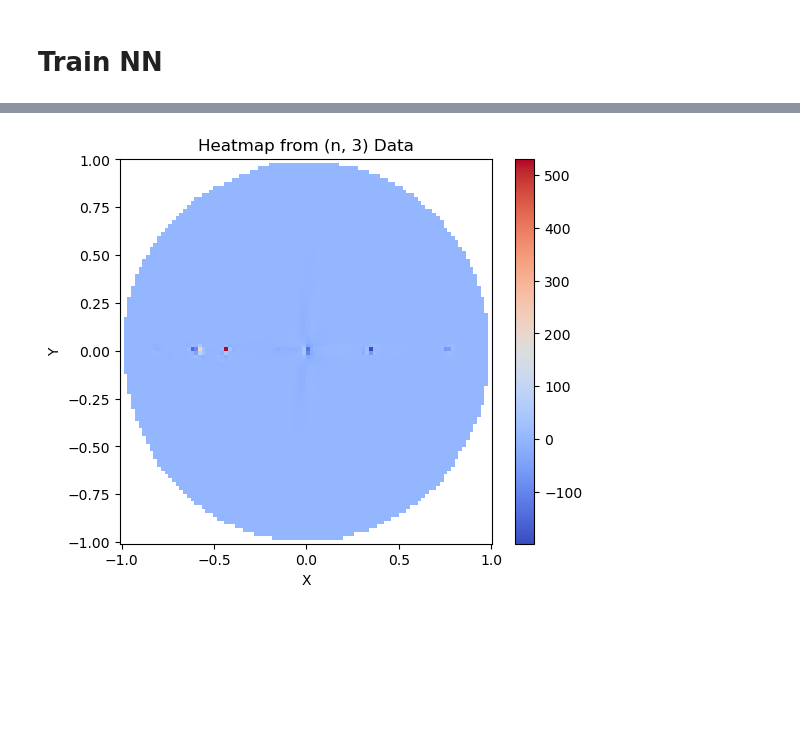
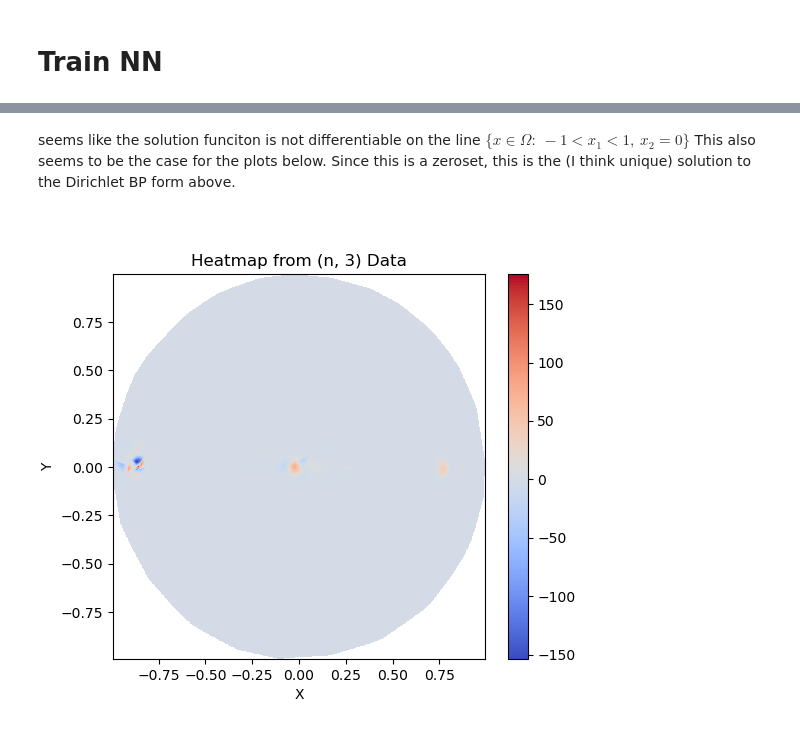
Before and after one commit to SeanDisaro/StarBoundaryNetworks, a Jupyter notebook: src/notebookTests/twoDimTest.ipynb, the cells around one changed output, grey strips where cells are left out. Cells and saved outputs as stored; diff of their text form; code cells hidden in the pictures; blank space fills up the shorter version.

```diff
--- a/src/notebookTests/twoDimTest.ipynb
+++ b/src/notebookTests/twoDimTest.ipynb
@@ -155,7 +120,6 @@ class ImposedBCPINNSphere2D(nn.Module):
 # %% [markdown]
 # Train NN
 # %%
-sphereForPoints  = Sphere(2,torch.tensor([0.0,0.0]), 1.)
-spherePoints = sphereForPoints.generateRandomPointsFullDomain(10000)
-
-plt.scatter(spherePoints[:,0],spherePoints[:,1])
+#generate Points for training
+sphereForPoints  = Sphere(2,torch.tensor([0.0,0.0]), torch.tensor(1.))
+spherePoints = sphereForPoints.generateCartesianRandomPointsFullDomain(100000)
@@ -164,0 +141,3 @@ plt.scatter(spherePoints[:,0],spherePoints[:,1])
+# %%
+#define model:
+solPDE = ImposedBCPINNSphere2D( 30, 15)
@@ -184,14 +173,3 @@ for i in tqdm(range(epochs)):
   print(loss.item())
   loss.backward(retain_graph=True)
   optimizer.step()
-# %%
-xy_grid = spherePoints
-xy_grid.requires_grad = True
-epochs = 100
-learningRate  = 1e-1
-#model:
-solPDE = ImposedBCPINNSphere2D( 16, 4)
-
-
-
-loss, points = pinnLossPoissonSin(solPDE, xy_grid )
@@ -248,31 +191,31 @@ tensor([[-0.6068],
+# %% [markdown]
+seems like the solution funciton is not differentiable on the line $\{ x \in \Omega: ~ -1 < x_1 < 1, ~ x_2=0  \} $
+This also seems to be the case for the plots below. Since this is a zeroset, this is the (I think unique) solution to the Dirichlet BP form above.
 # %%
-import numpy as np
-import matplotlib.pyplot as plt
-from scipy.interpolate import griddata
+# Plot losses on training data points as heatmap
 
-# Assuming your data array is called `data` and has shape (n, 3)
-# data[:, 0] = x coordinates
-# data[:, 1] = y coordinates
-# data[:, 2] = z values to visualize
-data = np.empty((xy_grid.shape[0],3))
-data[:,0] = xy_grid[:,0].detach().numpy()
-data[:,1] = xy_grid[:,1].detach().numpy()
-data[:,2] = lossOnGrid.view(-1).detach().numpy()
+sampleSizeForDrawing = 3000
+data = np.empty((sampleSizeForDrawing,3))
+data[:,0] = xy_grid[:sampleSizeForDrawing,0].detach().numpy()
+data[:,1] = xy_grid[:sampleSizeForDrawing,1].detach().numpy()
+data[:,2] = lossOnGrid[:sampleSizeForDrawing].view(-1).detach().numpy()
 
 # Create a meshgrid to interpolate over (choose grid resolution as needed)
-grid_x, grid_y = np.mgrid[min(data[:, 0]):max(data[:, 0]):100j,
-                          min(data[:, 1]):max(data[:, 1]):100j]
+grid_x, grid_y = np.mgrid[min(data[:, 0]):max(data[:, 0]):1000j,
+                          min(data[:, 1]):max(data[:, 1]):1000j]
 
 # Interpolate the z values over the grid
 grid_z = griddata((data[:, 0], data[:, 1]), data[:, 2], (grid_x, grid_y), method='cubic')
+
+
 
 # Plot the heatmap
 plt.figure(figsize=(6, 5))
 plt.pcolormesh(grid_x, grid_y, grid_z, cmap='coolwarm', shading='auto')
 plt.colorbar()  # Add colorbar to the side
 plt.title("Heatmap from (n, 3) Data")
 plt.xlabel("X")
 plt.ylabel("Y")
 plt.show()
 # %% [output]
-[figure, old version]
+[figure, new version]
```
Also changed, not shown: parts of 31 cells of this notebook, 1 other file.
